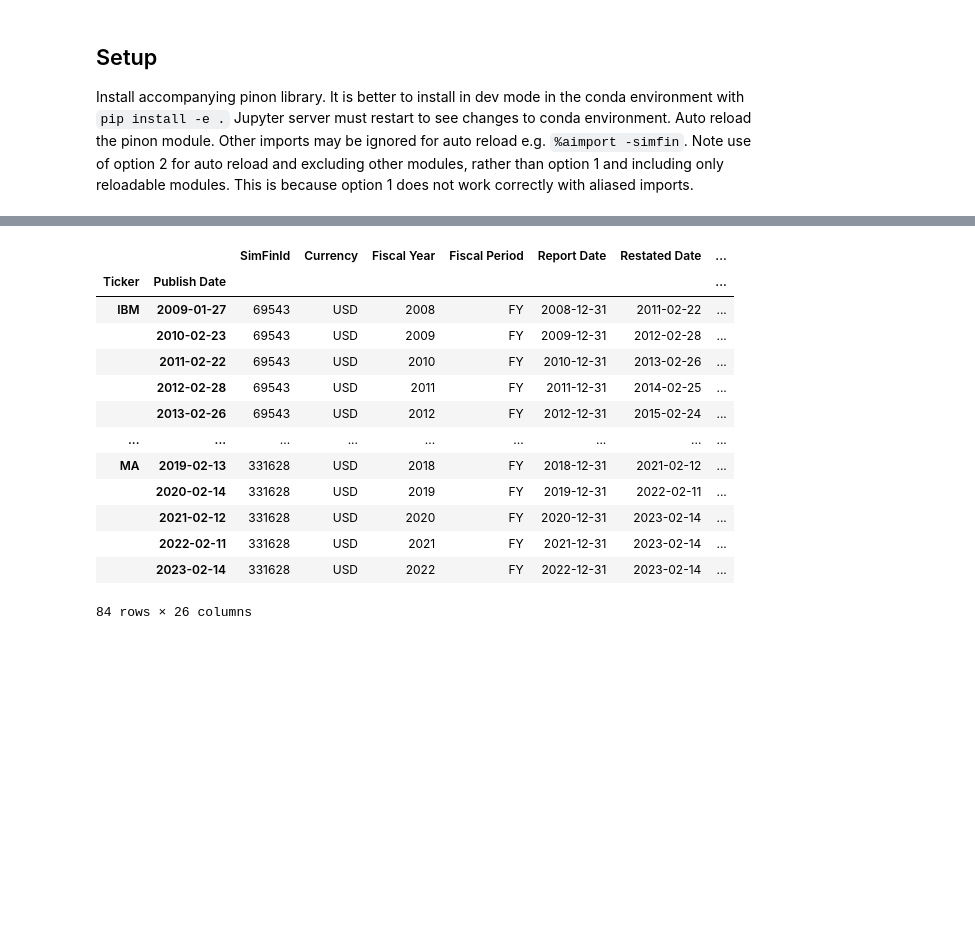
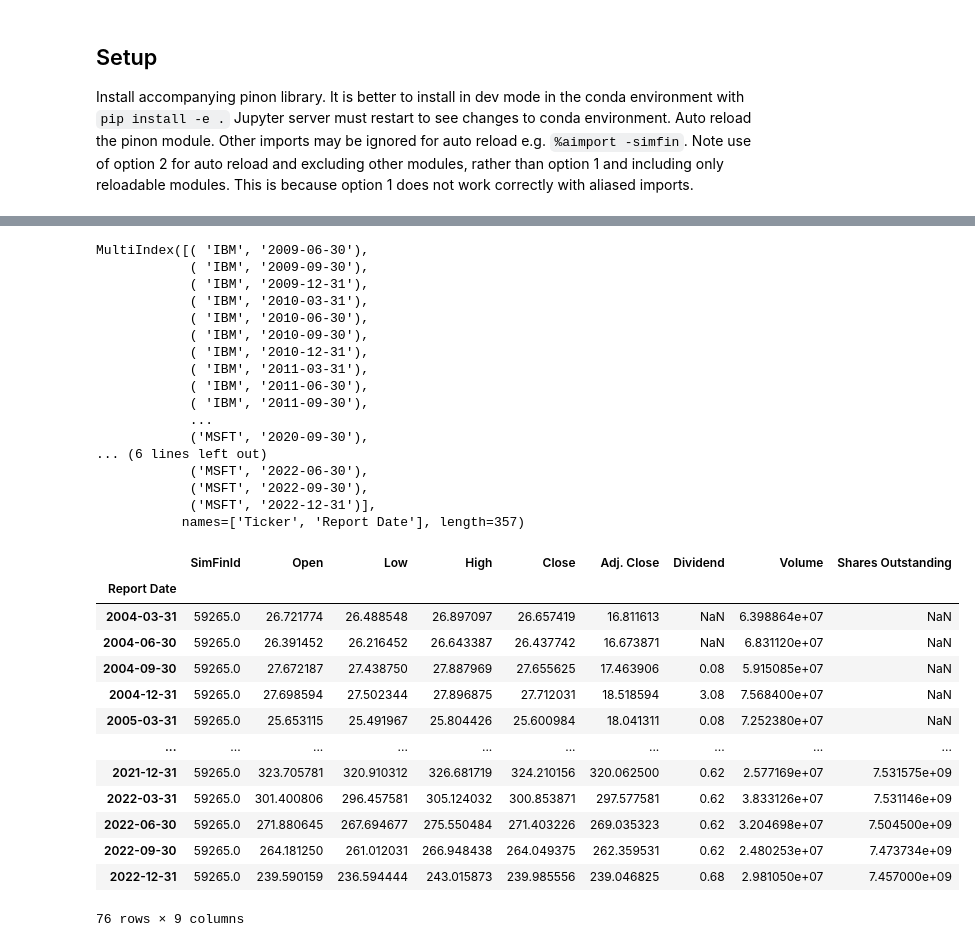
Before and after one commit to ddannenb/pinon, a Jupyter notebook: notebooks/try1.ipynb, the cells around one changed output, grey strips where cells are left out. Saved outputs shown, nothing was run; the diff lists cells and outputs as text; code cells hidden in the pictures; blank space fills up the shorter version.

```diff
--- a/notebooks/try1.ipynb
+++ b/notebooks/try1.ipynb
@@ -65,2 +78,5 @@ Done!
 # %%
-temp = qf.get_income_statements(['IBM','CVX', 'D', 'V', 'MA'])
+temp = qf.get_income_statements(['IBM','CVX', 'D', 'V', 'MA', 'MSFT'])
+msft_stmnts = temp.loc['MSFT']
+msft_stmnts_ndx = msft_stmnts.index
+msft_stmnts
@@ -67,17 +98,38 @@ temp = qf.get_income_statements(['IBM','CVX', 'D', 'V', 'MA'])
 # %%
-temp.
+temp.index
 # %% [output]
-|  |  | SimFinId | Currency | Fiscal Year | Fiscal Period | Report Date | Restated Date | ... |
-| Ticker | Publish Date |  |  |  |  |  |  | ... |
-| IBM | 2009-01-27 | 69543 | USD | 2008 | FY | 2008-12-31 | 2011-02-22 | ... |
-|  | 2010-02-23 | 69543 | USD | 2009 | FY | 2009-12-31 | 2012-02-28 | ... |
-|  | 2011-02-22 | 69543 | USD | 2010 | FY | 2010-12-31 | 2013-02-26 | ... |
-|  | 2012-02-28 | 69543 | USD | 2011 | FY | 2011-12-31 | 2014-02-25 | ... |
-|  | 2013-02-26 | 69543 | USD | 2012 | FY | 2012-12-31 | 2015-02-24 | ... |
-| ... | ... | ... | ... | ... | ... | ... | ... | ... |
-| MA | 2019-02-13 | 331628 | USD | 2018 | FY | 2018-12-31 | 2021-02-12 | ... |
-|  | 2020-02-14 | 331628 | USD | 2019 | FY | 2019-12-31 | 2022-02-11 | ... |
-|  | 2021-02-12 | 331628 | USD | 2020 | FY | 2020-12-31 | 2023-02-14 | ... |
-|  | 2022-02-11 | 331628 | USD | 2021 | FY | 2021-12-31 | 2023-02-14 | ... |
-|  | 2023-02-14 | 331628 | USD | 2022 | FY | 2022-12-31 | 2023-02-14 | ... |
-84 rows × 26 columns
+MultiIndex([( 'IBM', '2009-06-30'),
+            ( 'IBM', '2009-09-30'),
+            ( 'IBM', '2009-12-31'),
+            ( 'IBM', '2010-03-31'),
+            ( 'IBM', '2010-06-30'),
+            ( 'IBM', '2010-09-30'),
+            ( 'IBM', '2010-12-31'),
+            ( 'IBM', '2011-03-31'),
+            ( 'IBM', '2011-06-30'),
+            ( 'IBM', '2011-09-30'),
+            ...
+            ('MSFT', '2020-09-30'),
+... (6 lines left out)
+            ('MSFT', '2022-06-30'),
+            ('MSFT', '2022-09-30'),
+            ('MSFT', '2022-12-31')],
+           names=['Ticker', 'Report Date'], length=357)
+# %%
+re_prices = msft_qtrly_prices.reindex(msft_stmnts_ndx)
+re_prices
+# %% [output]
+|  | SimFinId | Open | Low | High | Close | Adj. Close | Dividend | Volume | Shares Outstanding |
+| Report Date |  |  |  |  |  |  |  |  |  |
+| 2004-03-31 | 59265.0 | 26.721774 | 26.488548 | 26.897097 | 26.657419 | 16.811613 | NaN | 6.398864e+07 | NaN |
+| 2004-06-30 | 59265.0 | 26.391452 | 26.216452 | 26.643387 | 26.437742 | 16.673871 | NaN | 6.831120e+07 | NaN |
+| 2004-09-30 | 59265.0 | 27.672187 | 27.438750 | 27.887969 | 27.655625 | 17.463906 | 0.08 | 5.915085e+07 | NaN |
+| 2004-12-31 | 59265.0 | 27.698594 | 27.502344 | 27.896875 | 27.712031 | 18.518594 | 3.08 | 7.568400e+07 | NaN |
+| 2005-03-31 | 59265.0 | 25.653115 | 25.491967 | 25.804426 | 25.600984 | 18.041311 | 0.08 | 7.252380e+07 | NaN |
+| ... | ... | ... | ... | ... | ... | ... | ... | ... | ... |
+| 2021-12-31 | 59265.0 | 323.705781 | 320.910312 | 326.681719 | 324.210156 | 320.062500 | 0.62 | 2.577169e+07 | 7.531575e+09 |
+| 2022-03-31 | 59265.0 | 301.400806 | 296.457581 | 305.124032 | 300.853871 | 297.577581 | 0.62 | 3.833126e+07 | 7.531146e+09 |
+| 2022-06-30 | 59265.0 | 271.880645 | 267.694677 | 275.550484 | 271.403226 | 269.035323 | 0.62 | 3.204698e+07 | 7.504500e+09 |
+| 2022-09-30 | 59265.0 | 264.181250 | 261.012031 | 266.948438 | 264.049375 | 262.359531 | 0.62 | 2.480253e+07 | 7.473734e+09 |
+| 2022-12-31 | 59265.0 | 239.590159 | 236.594444 | 243.015873 | 239.985556 | 239.046825 | 0.68 | 2.981050e+07 | 7.457000e+09 |
+76 rows × 9 columns
```
Also changed, not shown: parts of 13 cells of this notebook, 2 other files.
